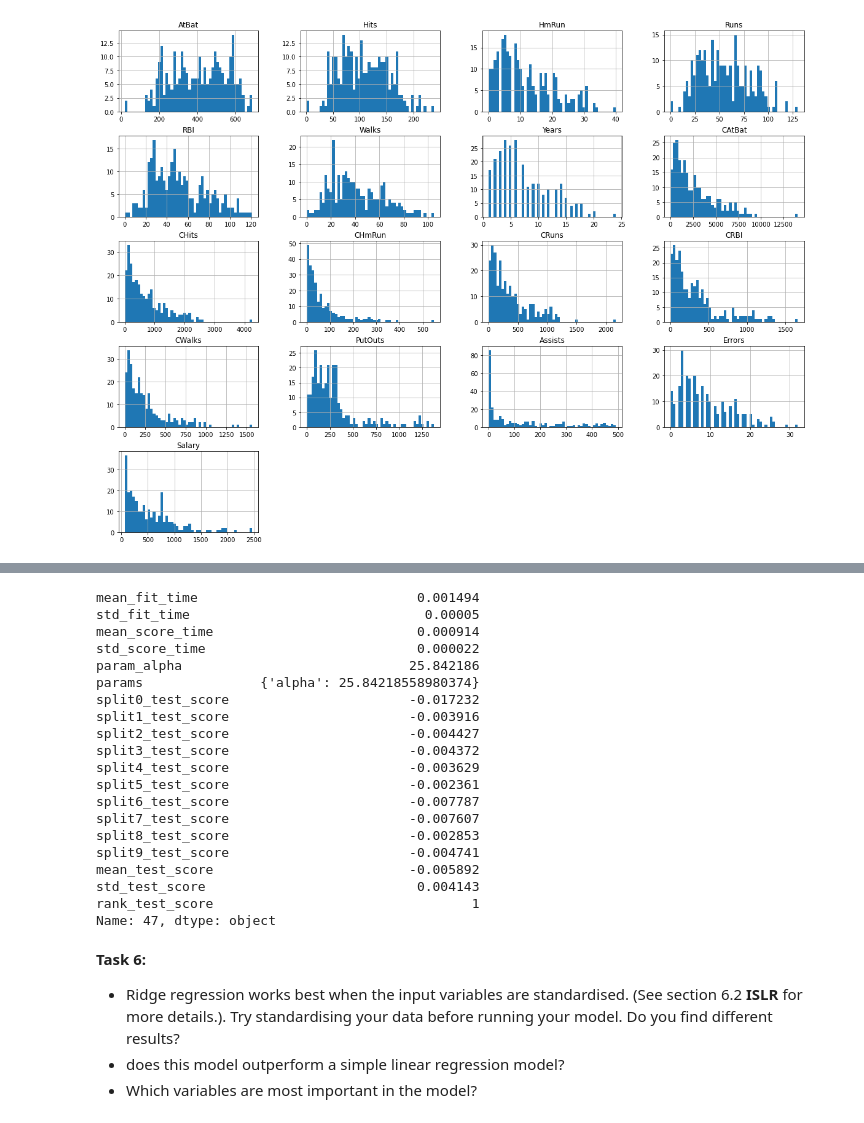
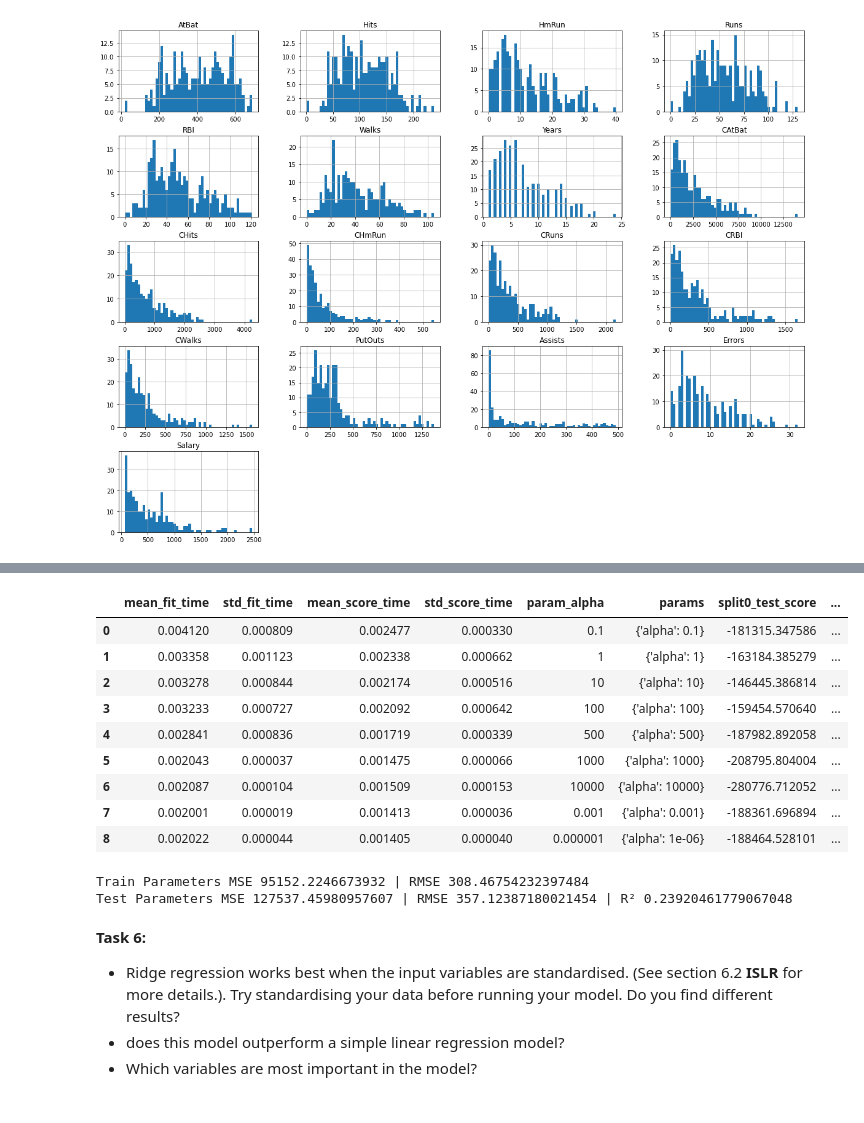
Before and after one commit to RaphaelBouvet/stats_3, a Jupyter notebook: Notebooks/03-CrossValidation&Regularisation.ipynb, the cells around one changed output, grey strips where cells are left out. Drawn from its saved outputs; the diff is of its cells as text; code cells hidden in the pictures.

```diff
--- a/Notebooks/03-CrossValidation&Regularisation.ipynb
+++ b/Notebooks/03-CrossValidation&Regularisation.ipynb
@@ -641,23 +671,0 @@ grid_results
-# %%
-grid_results.loc[grid_results.rank_test_score.idxmin()]
-# %% [output]
-mean_fit_time                            0.001494
-std_fit_time                              0.00005
-mean_score_time                          0.000914
-std_score_time                           0.000022
-param_alpha                             25.842186
-params               {'alpha': 25.84218558980374}
-split0_test_score                       -0.017232
-split1_test_score                       -0.003916
-split2_test_score                       -0.004427
-split3_test_score                       -0.004372
-split4_test_score                       -0.003629
-split5_test_score                       -0.002361
-split6_test_score                       -0.007787
-split7_test_score                       -0.007607
-split8_test_score                       -0.002853
-split9_test_score                       -0.004741
-mean_test_score                         -0.005892
-std_test_score                           0.004143
-rank_test_score                                 1
-Name: 47, dtype: object
@@ -666,3 +672,41 @@ best_alpha = grid_results.loc[grid_results.rank_test_score.idxmin()]['param_alph
+# %%
+ridge = Ridge(max_iter=10000)
+param_grid = [
+ {'alpha': [0.1,1,10,100,500,1000,10000,0.001,0.000001]},
+ ]
+grid_search_rdm_ridge = GridSearchCV(ridge,param_grid,cv=10, scoring='neg_mean_squared_error')
+grid_search_rdm_ridge.fit(baseball_train, salary_train)
+
+grid_results = pd.DataFrame(grid_search_rdm_ridge.cv_results_)
+grid_results['RMSE_train'] = np.sqrt(-grid_results['mean_test_score'])
+grid_results
+# %% [output]
+|  | mean_fit_time | std_fit_time | mean_score_time | std_score_time | param_alpha | params | split0_test_score | ... |
+| 0 | 0.004120 | 0.000809 | 0.002477 | 0.000330 | 0.1 | {'alpha': 0.1} | -181315.347586 | ... |
+| 1 | 0.003358 | 0.001123 | 0.002338 | 0.000662 | 1 | {'alpha': 1} | -163184.385279 | ... |
+| 2 | 0.003278 | 0.000844 | 0.002174 | 0.000516 | 10 | {'alpha': 10} | -146445.386814 | ... |
+| 3 | 0.003233 | 0.000727 | 0.002092 | 0.000642 | 100 | {'alpha': 100} | -159454.570640 | ... |
+| 4 | 0.002841 | 0.000836 | 0.001719 | 0.000339 | 500 | {'alpha': 500} | -187982.892058 | ... |
+| 5 | 0.002043 | 0.000037 | 0.001475 | 0.000066 | 1000 | {'alpha': 1000} | -208795.804004 | ... |
+| 6 | 0.002087 | 0.000104 | 0.001509 | 0.000153 | 10000 | {'alpha': 10000} | -280776.712052 | ... |
+| 7 | 0.002001 | 0.000019 | 0.001413 | 0.000036 | 0.001 | {'alpha': 0.001} | -188361.696894 | ... |
+| 8 | 0.002022 | 0.000044 | 0.001405 | 0.000040 | 0.000001 | {'alpha': 1e-06} | -188464.528101 | ... |
+# %%
+ridge_best = Ridge(alpha=1)
+ridge_best.fit(baseball_train,salary_train)
+y_predict_train = ridge_best.predict(baseball_train)
+mse_train = mean_squared_error(salary_train,y_predict_train)
+rmse_train = np.sqrt(mse_train)
+print(f'Train Parameters MSE {mse_train} | RMSE {rmse_train}')
+
+salary_predict_test = ridge_best.predict(baseball_test)
+mse_test = mean_squared_error(salary_test,salary_predict_test)
+rmse_test = np.sqrt(mse_test)
+r2 = ridge_best.score(baseball_test,salary_test)
+print(f'Test Parameters MSE {mse_test} | RMSE {rmse_test} | R² {r2}')
+# %% [output]
+Train Parameters MSE 95152.2246673932 | RMSE 308.46754232397484
+Test Parameters MSE 127537.45980957607 | RMSE 357.12387180021454 | R² 0.23920461779067048
 # %% [markdown]
 **Task 6:**
 * Ridge regression works best when the input variables are standardised. (See section 6.2 **ISLR** for more details.). Try standardising your data before running your model. Do you find different results?
```
Also changed, not shown: parts of 31 cells of this notebook.
